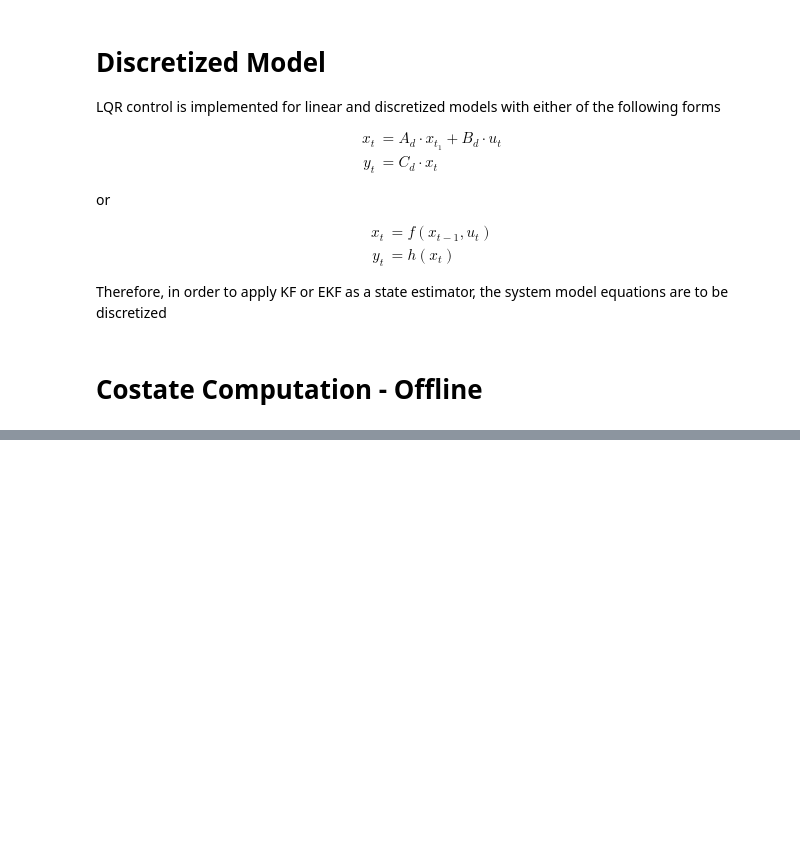
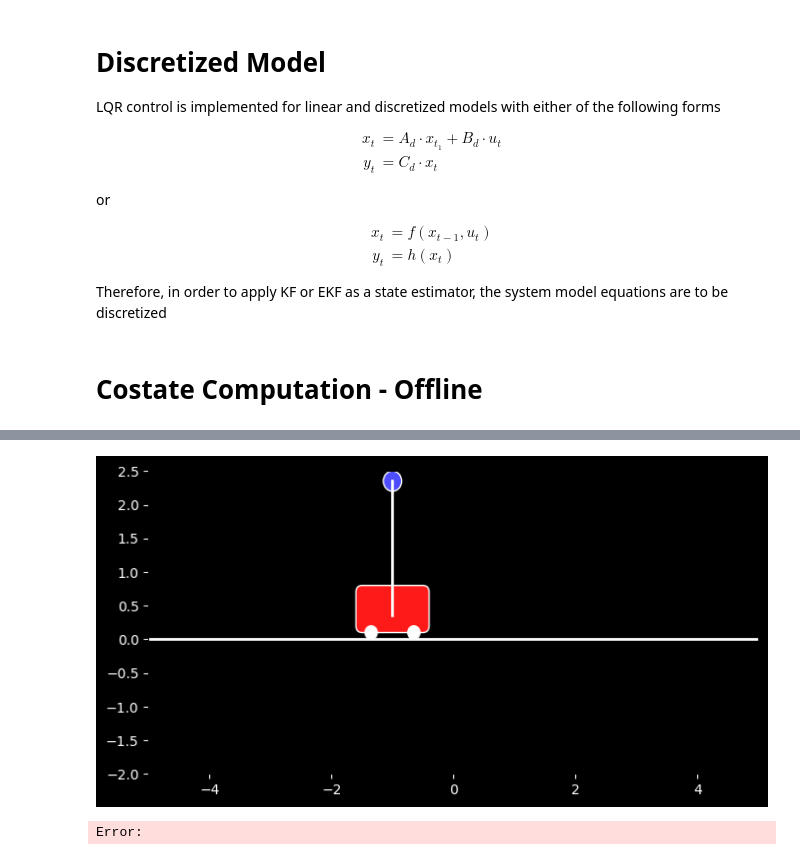
Before and after one commit to MinhNguyen2000/Inverted-Pendulum, a Jupyter notebook: Python Codes/LQR_Simulation.ipynb, the cells around one changed output, grey strips where cells are left out. Drawn from its saved outputs; the diff is of its cells as text; code cells hidden in the pictures; blank space fills up the shorter version.

```diff
--- a/Python Codes/LQR_Simulation.ipynb
+++ b/Python Codes/LQR_Simulation.ipynb
@@ -247,0 +247,31 @@ plt.show()
+# %%
+# Initialize the figure and axis
+# fig, ax = plt.subplots()
+# cart_patch = patches.FancyBboxPatch((0, 0), 1, 1, boxstyle="round,pad=0.1", facecolor=[1, 0.1, 0.1], edgecolor=[1, 1, 1])
+# wheel1_patch = patches.Circle((0, 0), 0.1, facecolor=[1, 1, 1], edgecolor=[1, 1, 1])
+# wheel2_patch = patches.Circle((0, 0), 0.1, facecolor=[1, 1, 1], edgecolor=[1, 1, 1])
+# pendulum_line, = ax.plot([], [], 'w', linewidth=2)
+# pendulum_patch = patches.Circle((0, 0), 0.1, facecolor=[0.3, 0.3, 1], edgecolor=[1, 1, 1])
+
+# ax.add_patch(cart_patch)
+# ax.add_patch(wheel1_patch)
+# ax.add_patch(wheel2_patch)
+# ax.add_patch(pendulum_patch)
+
+# ax.set_xlim([-5, 5])
+# ax.set_ylim([-2, 2.5])
+# ax.set_facecolor('k')
+# ax.tick_params(axis='x', colors='w')
+# ax.tick_params(axis='y', colors='w')
+# fig.set_size_inches(8, 4)
+# fig.patch.set_facecolor('k')
+# fig.patch.set_alpha(1.0)
+# for k in range(0, max(T.shape)-1, 100):
+
+fig, ax = plt.subplots()
+for k in range(0, 4000, 50):
+    # print (k)
+    draw_cart_pendulum(ax, x[:, k], m, M, L)
+# %% [output]
+[figure, added]
+Error:
```
Also changed, not shown: parts of 8 cells of this notebook, 1 other file.
